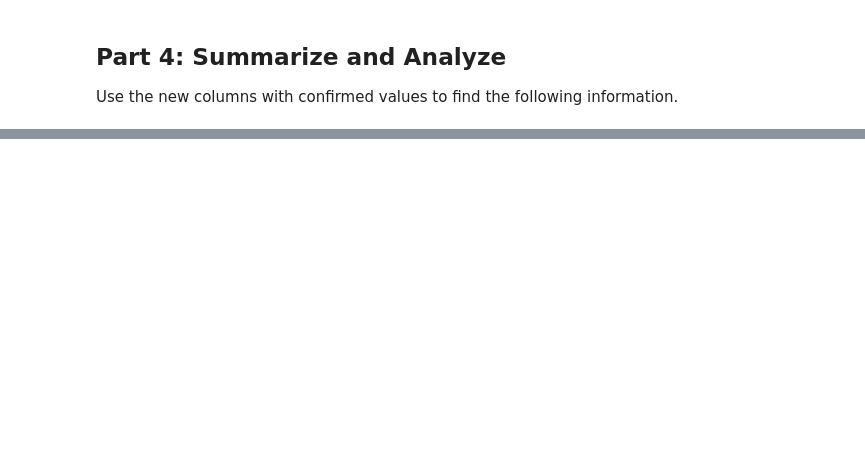
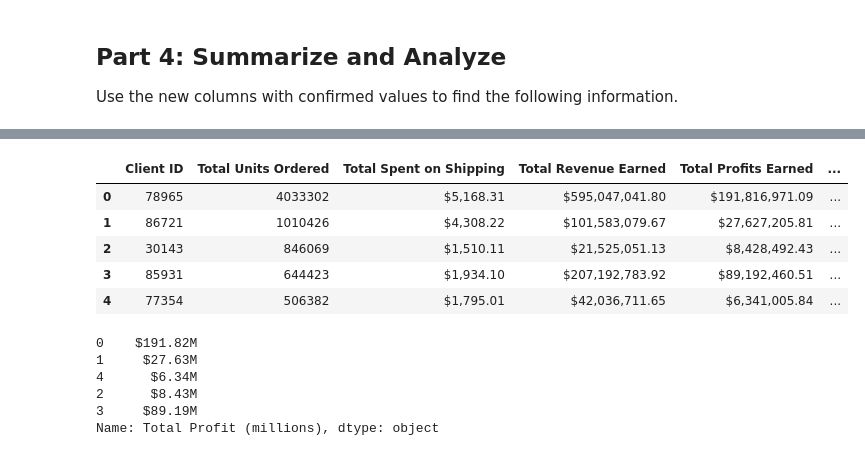
Before and after one commit to 00Smidge/pandas-challenge-1, a Jupyter notebook: wholesale_data_analysis_starter_code.ipynb, the cells around one changed output, grey strips where cells are left out. Cells and saved outputs as stored; diff of their text form; code cells hidden in the pictures; blank space fills up the shorter version.

```diff
--- a/wholesale_data_analysis_starter_code.ipynb
+++ b/wholesale_data_analysis_starter_code.ipynb
@@ -247,0 +226,14 @@ Use the new columns with confirmed values to find the following information.
+# %%
+# How much did each of the top 5 clients by quantity spend? Check your work from Part 1 for client ids.
+'''
+  Find the total units for all clients, then return the top 5.
+  First clean up and make a copy of the df, then groupby() can be used to
+  group all the qty data points with by client_id. Then we can aggregate the
+  qty(s) sum up their totals, sort the values and reset index
+'''
+
+top_five_totals = df.dropna(how='any').drop_duplicates().copy()
+top_five_totals = top_five_totals.groupby('client_id').agg(
+  unit_total = ('qty', 'sum')
+  ).sort_values(by='unit_total', ascending=False).head(5).reset_index()
+top_five_totals
@@ -248,2 +307,41 @@ Use the new columns with confirmed values to find the following information.
+# %%
+
+# Format the data and rename the columns to names suitable for presentation.
+top_five_merged = top_five_merged.rename(columns={
+  'client_id': 'Client ID',
+  'unit_total':	'Total Units Ordered',
+  'total_shipping_price':	'Total Spent on Shipping',
+  'total_revenue': 'Total Revenue Earned',
+  'total_profit': 'Total Profits Earned'})
+
+# Define a function that converts a dollar amount to millions.
+def amilli(x):
+  return x / 1_000_000
+
+# Rename the columns to reflect the change in the money format.
+# Define the money columns.
+top_five_merged['Total Spent on Shipping'] = top_five_merged['Total Spent on Shipping'].map('${:,.2f}'.format)
+top_five_merged['Total Profit (millions)'] = amilli(top_five_merged['Total Profits Earned']).map('${:.2f}M'.format)
+top_five_merged['Total Revenue (millions)'] = amilli(top_five_merged['Total Revenue Earned']).map('${:.2f}M'.format)
+top_five_merged['Total Profits Earned'] = top_five_merged['Total Profits Earned'].map('${:,.2f}'.format)
+top_five_merged['Total Revenue Earned'] = top_five_merged['Total Revenue Earned'].map('${:,.2f}'.format)
+
+# Apply the currency_format_millions function to only the money columns.
+top_five_merged
+# %% [output]
+|  | Client ID | Total Units Ordered | Total Spent on Shipping | Total Revenue Earned | Total Profits Earned | ... |
+| 0 | 78965 | 4033302 | $5,168.31 | $595,047,041.80 | $191,816,971.09 | ... |
+| 1 | 86721 | 1010426 | $4,308.22 | $101,583,079.67 | $27,627,205.81 | ... |
+| 2 | 30143 | 846069 | $1,510.11 | $21,525,051.13 | $8,428,492.43 | ... |
+| 3 | 85931 | 644423 | $1,934.10 | $207,192,783.92 | $89,192,460.51 | ... |
+| 4 | 77354 | 506382 | $1,795.01 | $42,036,711.65 | $6,341,005.84 | ... |
 # %%
 # Sort the updated data by "Total Profit (millions)" form highest to lowest and assign the sort to a new DatFrame.
+top_five_merged['Total Profit (millions)'].sort_values()
+# %% [output]
+0    $191.82M
+1     $27.63M
+4      $6.34M
+2      $8.43M
+3     $89.19M
+Name: Total Profit (millions), dtype: object
```
Also changed, not shown: parts of 10 cells of this notebook.
